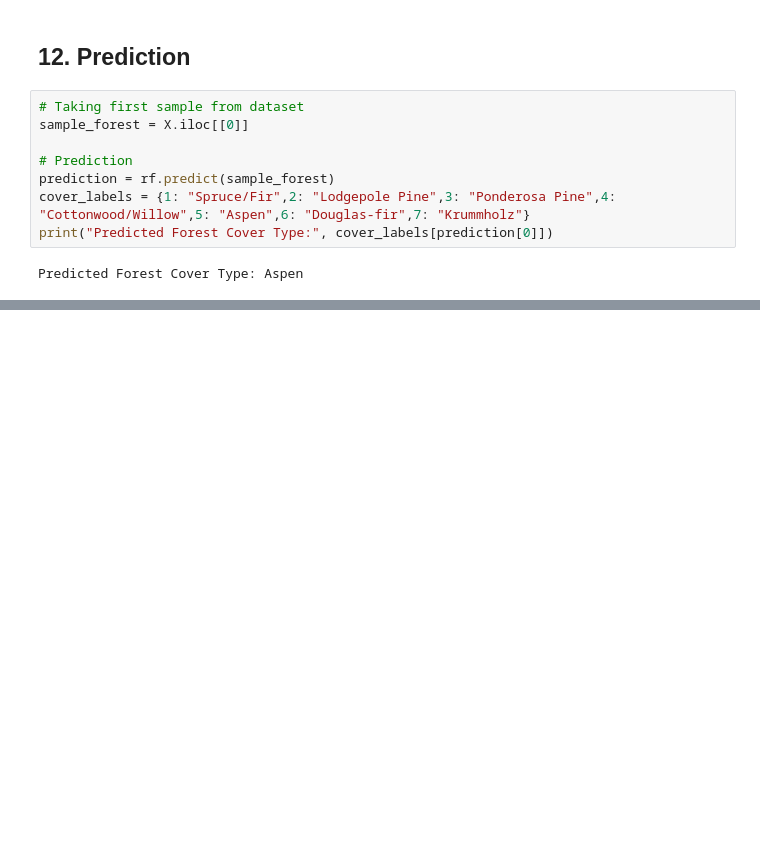
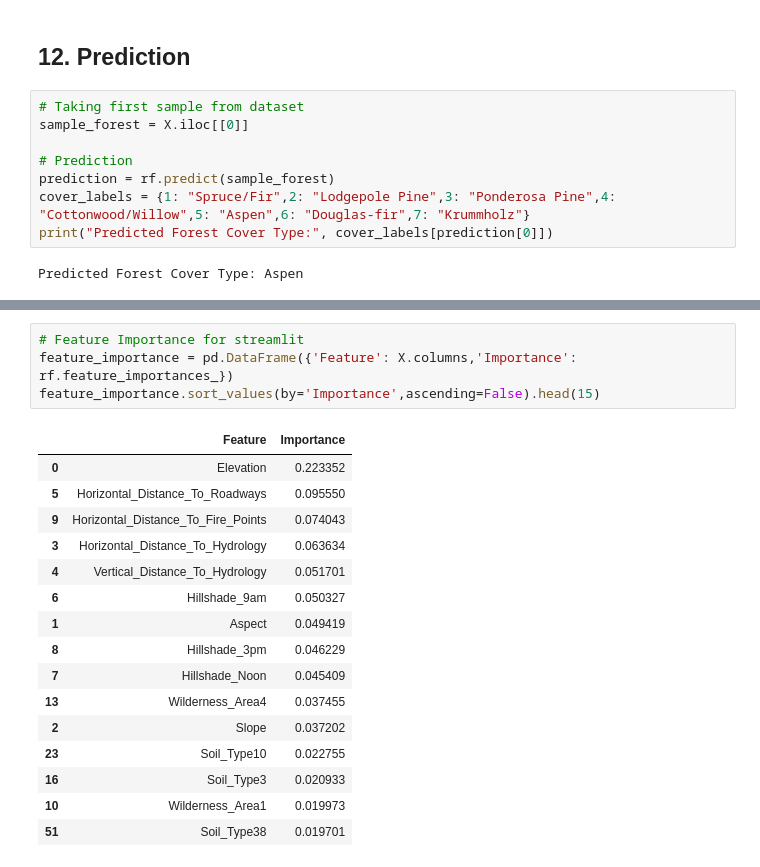
Before and after one commit to gorrethrisha/forest-cover-prediction, a Jupyter notebook: Forest Cover Prediction.ipynb, the cells around one changed output, grey strips where cells are left out. Saved outputs shown, nothing was run; the diff lists cells and outputs as text; blank space fills up the shorter version.

```diff
--- a/Forest Cover Prediction.ipynb
+++ b/Forest Cover Prediction.ipynb
@@ -505,0 +523,21 @@ Predicted Forest Cover Type: Aspen
+# %%
+# Feature Importance for streamlit
+feature_importance = pd.DataFrame({'Feature': X.columns,'Importance': rf.feature_importances_})
+feature_importance.sort_values(by='Importance',ascending=False).head(15)
+# %% [output]
+|  | Feature | Importance |
+| 0 | Elevation | 0.223352 |
+| 5 | Horizontal_Distance_To_Roadways | 0.095550 |
+| 9 | Horizontal_Distance_To_Fire_Points | 0.074043 |
+| 3 | Horizontal_Distance_To_Hydrology | 0.063634 |
+| 4 | Vertical_Distance_To_Hydrology | 0.051701 |
+| 6 | Hillshade_9am | 0.050327 |
+| 1 | Aspect | 0.049419 |
+| 8 | Hillshade_3pm | 0.046229 |
+| 7 | Hillshade_Noon | 0.045409 |
+| 13 | Wilderness_Area4 | 0.037455 |
+| 2 | Slope | 0.037202 |
+| 23 | Soil_Type10 | 0.022755 |
+| 16 | Soil_Type3 | 0.020933 |
+| 10 | Wilderness_Area1 | 0.019973 |
+| 51 | Soil_Type38 | 0.019701 |
```
Also changed, not shown: parts of 3 cells of this notebook.
